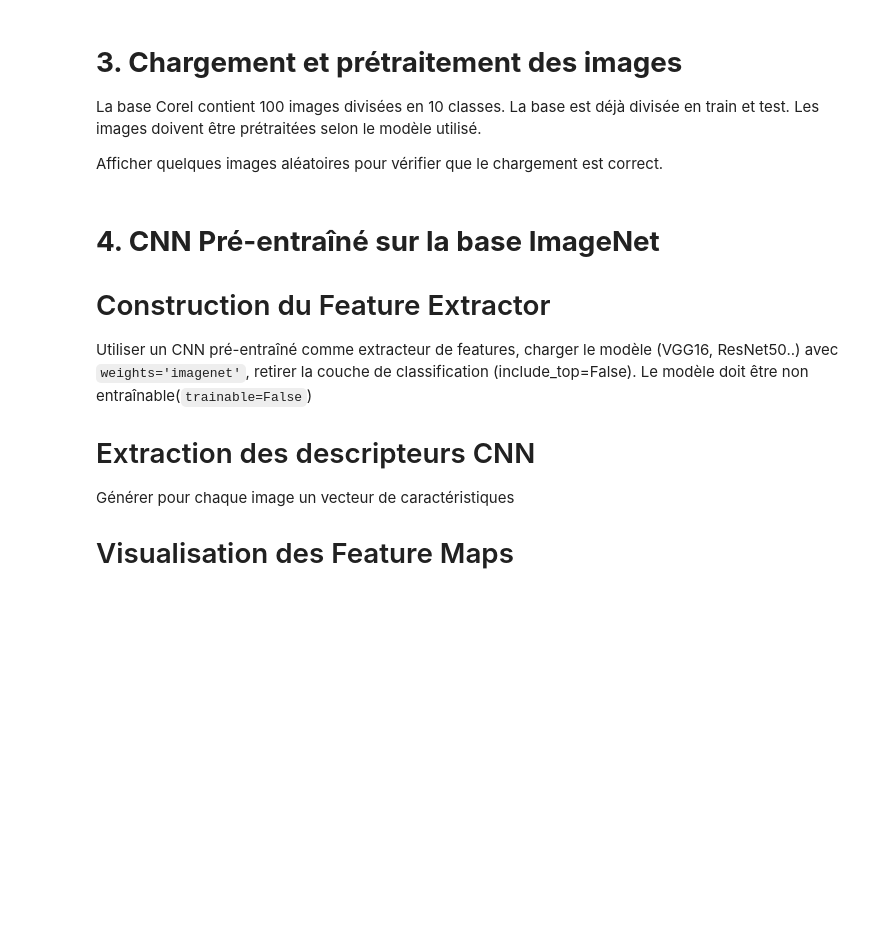
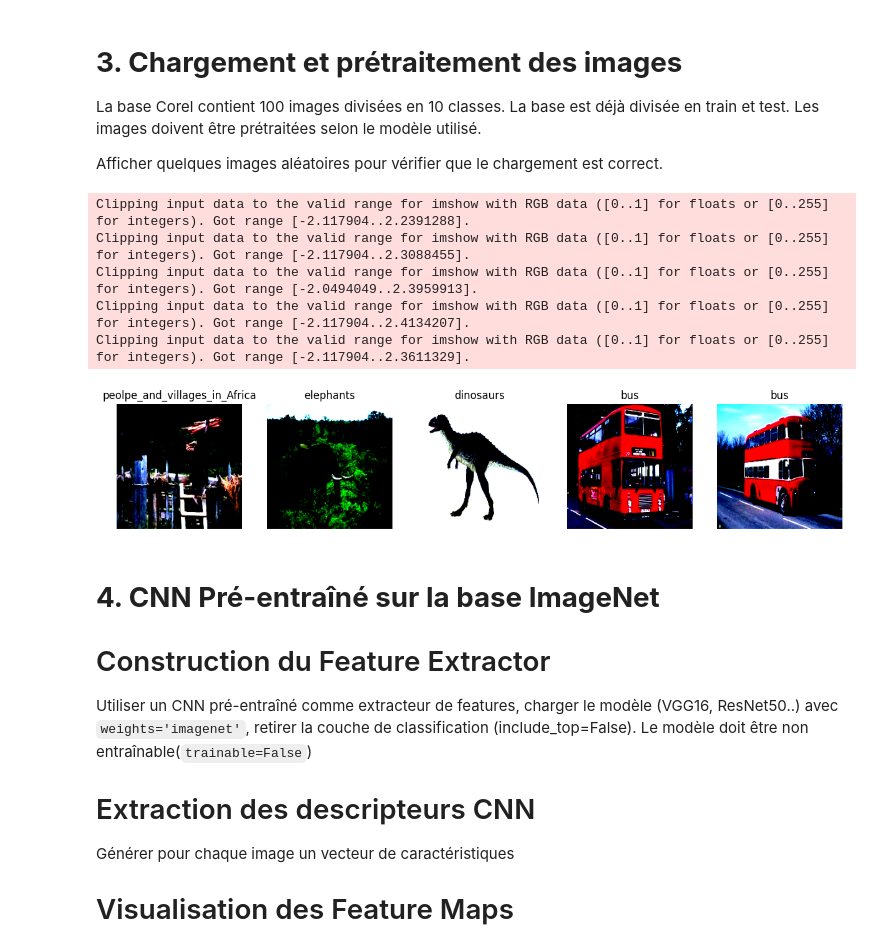
Before and after one commit to shamss778/image-indexing-and-watermarking, a Jupyter notebook: DeepCIBR/DeepCBIR.ipynb, the cells around one changed output. Saved outputs shown, nothing was run; the diff lists cells and outputs as text; code cells hidden in the pictures; blank space fills up the shorter version.

```diff
--- a/DeepCIBR/DeepCBIR.ipynb
+++ b/DeepCIBR/DeepCBIR.ipynb
@@ -33,3 +43,14 @@ from pathlib import Path
 La base Corel contient 100 images divisées en 10 classes. La base est déjà divisée en train et test. Les images doivent être prétraitées selon le modèle utilisé.
 
 Afficher quelques images aléatoires pour vérifier que le chargement est correct.
+# %%
+transform = transforms.Compose([
+    transforms.Resize((224, 224)),    # Resize images
+    transforms.ToTensor(),            # Convert to tensor [0, 1]
+    transforms.Normalize(             # Normalize with ImageNet stats
+        mean=[0.485, 0.456, 0.406],
+        std=[0.229, 0.224, 0.225]
+    )
+])
+# %%
+train_dataset = datasets.ImageFolder(r"C:\Users\LOQ\code\image-indexing-and-watermarking\DeepCIBR\DeepCBIR_Dataset\training_set", transform=transform)
@@ -36,3 +59,27 @@ Afficher quelques images aléatoires pour vérifier que le chargement est correc
+# %%
+def show_random_images(dataset, class_names=None, num_images=5):
+    plt.figure(figsize=(15,3))
+    for i in range(num_images):
+        idx = torch.randint(len(dataset), size=(1,)).item()
+        img, label = dataset[idx]
+        img = img.permute(1, 2, 0)  # Change shape for plt.imshow
+        plt.subplot(1, num_images, i + 1)
+        plt.imshow(img)
+        plt.axis('off')
+        if class_names:
+            plt.title(class_names[label])
+        else:
+            plt.title(f"Label: {label}")
+    plt.show()
+
+show_random_images(train_dataset, class_names=train_dataset.classes, num_images=5)
+# %% [output]
+Clipping input data to the valid range for imshow with RGB data ([0..1] for floats or [0..255] for integers). Got range [-2.117904..2.2391288].
+Clipping input data to the valid range for imshow with RGB data ([0..1] for floats or [0..255] for integers). Got range [-2.117904..2.3088455].
+Clipping input data to the valid range for imshow with RGB data ([0..1] for floats or [0..255] for integers). Got range [-2.0494049..2.3959913].
+Clipping input data to the valid range for imshow with RGB data ([0..1] for floats or [0..255] for integers). Got range [-2.117904..2.4134207].
+Clipping input data to the valid range for imshow with RGB data ([0..1] for floats or [0..255] for integers). Got range [-2.117904..2.3611329].
+[figure, added]
 # %% [markdown]
 # **4. CNN Pré-entraîné sur la base ImageNet**
 # Construction du Feature Extractor
```
Also changed, not shown: parts of 7 cells of this notebook.
